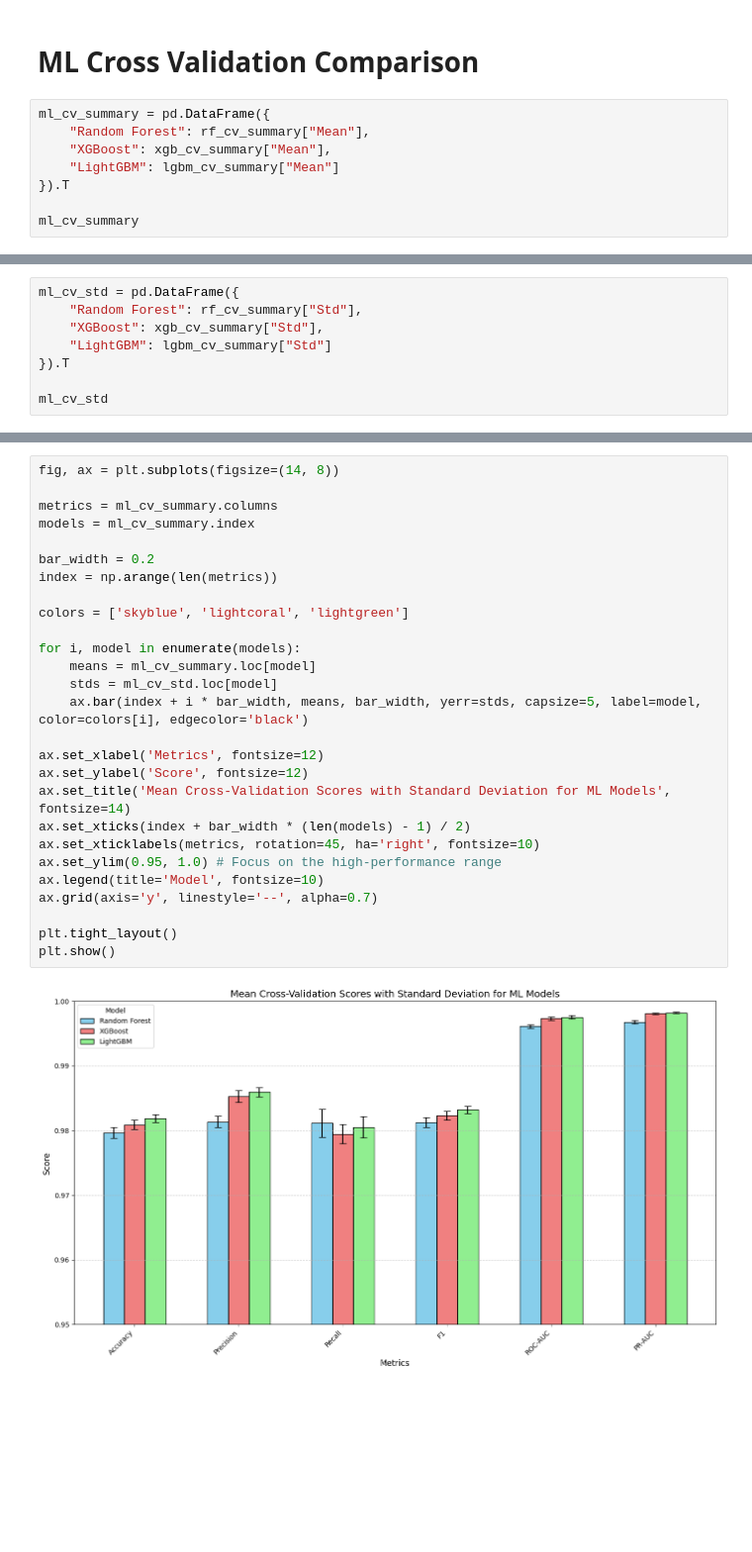
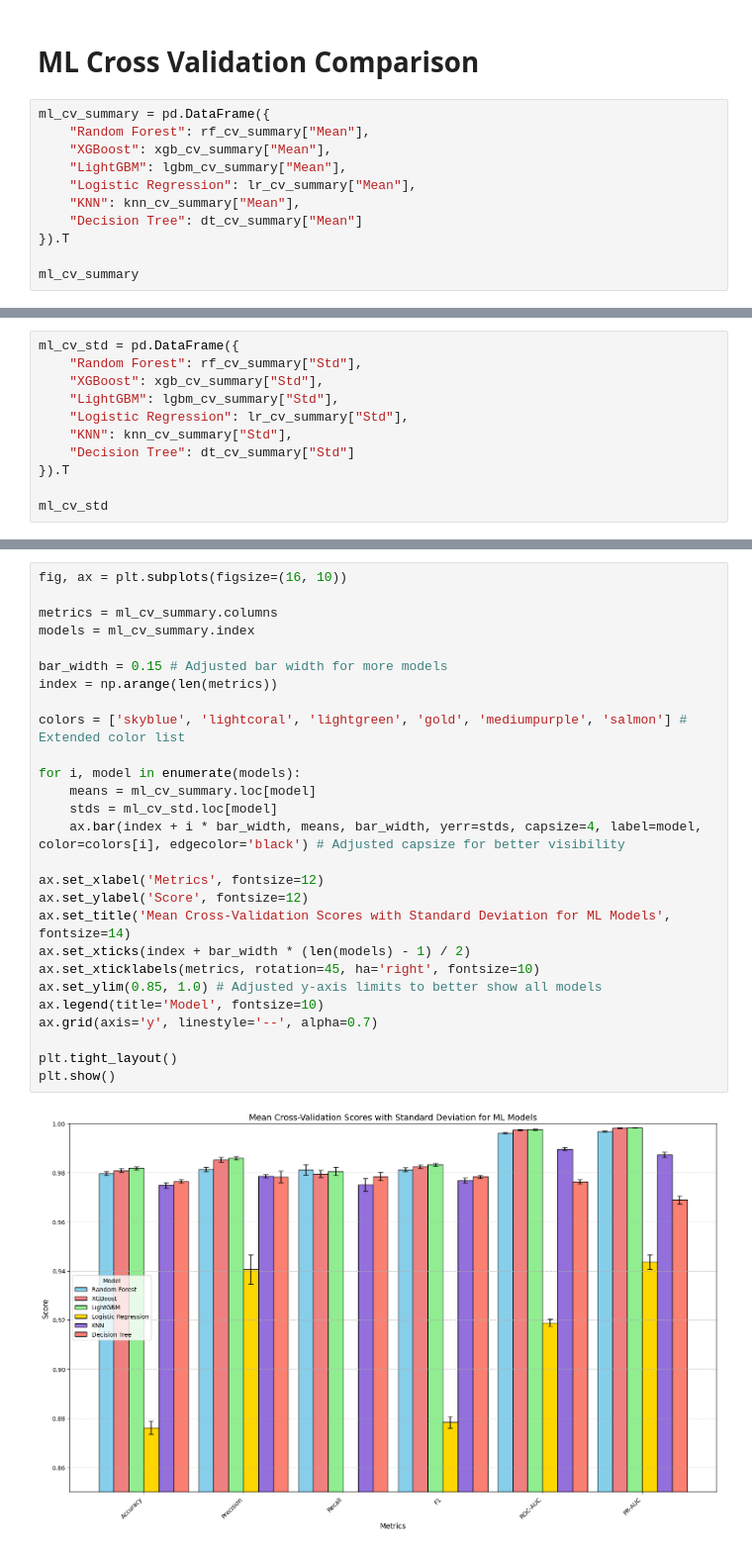
Before and after one commit to halimAhtasham/Network-_Intrusion_Detection---All_In_One, a Jupyter notebook: Binary_Classification_on_NIDS_with_ROSIDS23.ipynb, the cells around one changed output, grey strips where cells are left out. Shown at 99% size. Saved outputs shown, nothing was run; the diff lists cells and outputs as text; blank space fills up the shorter version.

```diff
--- a/Binary_Classification_on_NIDS_with_ROSIDS23.ipynb
+++ b/Binary_Classification_on_NIDS_with_ROSIDS23.ipynb
@@ -1156,7 +1156,10 @@ plt.show()
 ml_cv_summary = pd.DataFrame({
     "Random Forest": rf_cv_summary["Mean"],
     "XGBoost": xgb_cv_summary["Mean"],
-    "LightGBM": lgbm_cv_summary["Mean"]
+    "LightGBM": lgbm_cv_summary["Mean"],
+    "Logistic Regression": lr_cv_summary["Mean"],
+    "KNN": knn_cv_summary["Mean"],
+    "Decision Tree": dt_cv_summary["Mean"]
 }).T
 
 ml_cv_summary
@@ -1169,7 +1175,10 @@ ml_cv_summary
 ml_cv_std = pd.DataFrame({
     "Random Forest": rf_cv_summary["Std"],
     "XGBoost": xgb_cv_summary["Std"],
-    "LightGBM": lgbm_cv_summary["Std"]
+    "LightGBM": lgbm_cv_summary["Std"],
+    "Logistic Regression": lr_cv_summary["Std"],
+    "KNN": knn_cv_summary["Std"],
+    "Decision Tree": dt_cv_summary["Std"]
 }).T
 
 ml_cv_std
@@ -1181,32 +1193,32 @@ ml_cv_std
 # %%
-fig, ax = plt.subplots(figsize=(14, 8))
+fig, ax = plt.subplots(figsize=(16, 10))
 
 metrics = ml_cv_summary.columns
 models = ml_cv_summary.index
 
-bar_width = 0.2
+bar_width = 0.15 # Adjusted bar width for more models
 index = np.arange(len(metrics))
 
-colors = ['skyblue', 'lightcoral', 'lightgreen']
+colors = ['skyblue', 'lightcoral', 'lightgreen', 'gold', 'mediumpurple', 'salmon'] # Extended color list
 
 for i, model in enumerate(models):
     means = ml_cv_summary.loc[model]
     stds = ml_cv_std.loc[model]
-    ax.bar(index + i * bar_width, means, bar_width, yerr=stds, capsize=5, label=model, color=colors[i], edgecolor='black')
+    ax.bar(index + i * bar_width, means, bar_width, yerr=stds, capsize=4, label=model, color=colors[i], edgecolor='black') # Adjusted capsize for better visibility
 
 ax.set_xlabel('Metrics', fontsize=12)
 ax.set_ylabel('Score', fontsize=12)
 ax.set_title('Mean Cross-Validation Scores with Standard Deviation for ML Models', fontsize=14)
 ax.set_xticks(index + bar_width * (len(models) - 1) / 2)
 ax.set_xticklabels(metrics, rotation=45, ha='right', fontsize=10)
-ax.set_ylim(0.95, 1.0) # Focus on the high-performance range
+ax.set_ylim(0.85, 1.0) # Adjusted y-axis limits to better show all models
 ax.legend(title='Model', fontsize=10)
 ax.grid(axis='y', linestyle='--', alpha=0.7)
 
 plt.tight_layout()
 plt.show()
 # %% [output]
-[figure, old version]
+[figure, new version]
 # %%
 fig, ax = plt.subplots(figsize=(14, 8))
 
```
Also changed, not shown: parts of 3 cells of this notebook.
